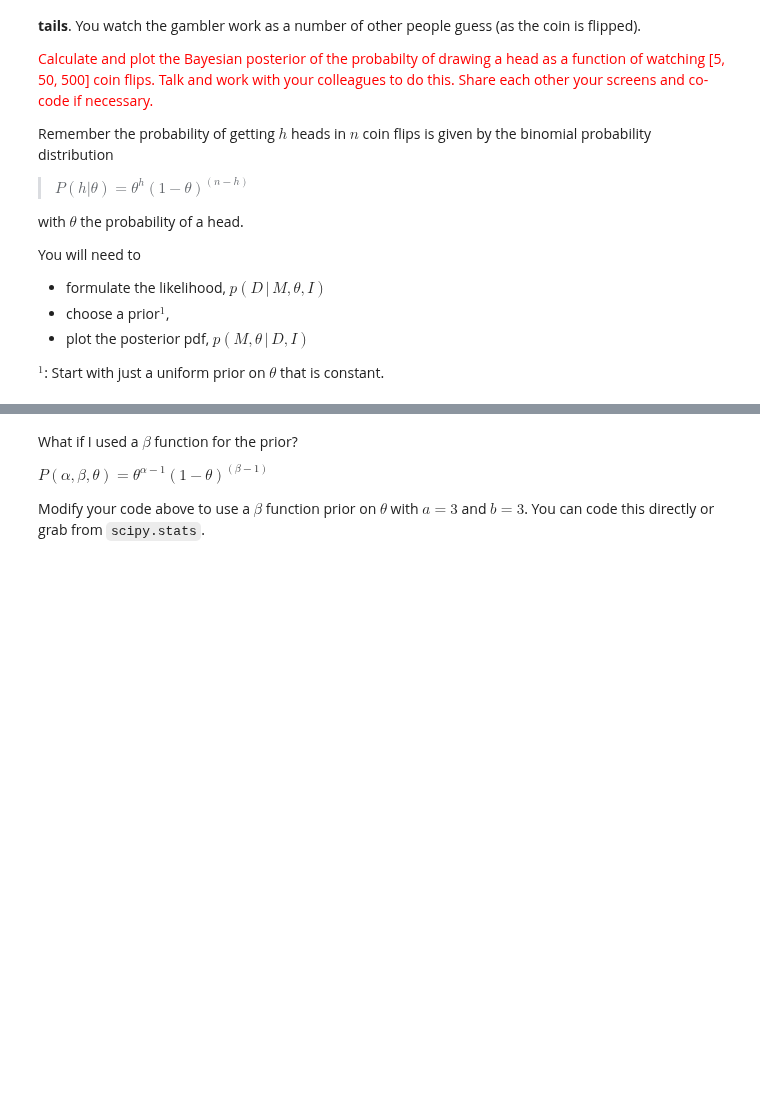
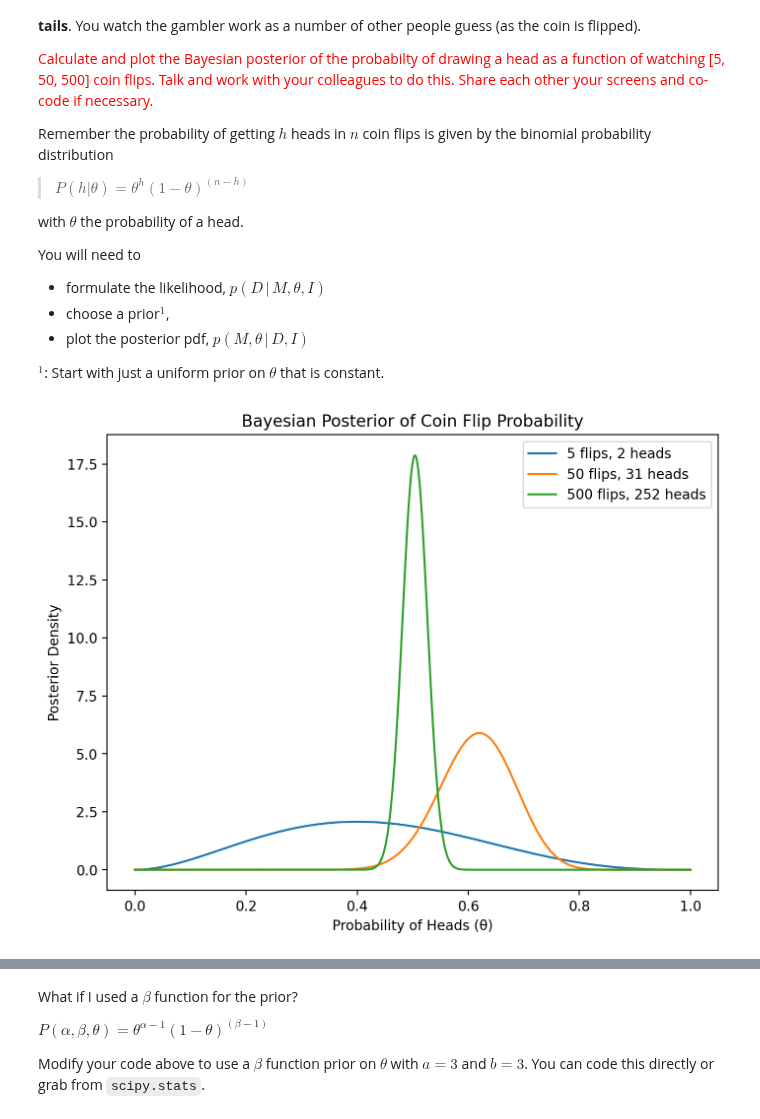
Before and after one commit to NihanPol/ASTR_3300_S2025, a Jupyter notebook: coursework/student_folders/kendra_jeanjacques/class_participation/Lecture_8_kendrajeanjacques.ipynb, the cells around one changed output, grey strips where cells are left out. Drawn from its saved outputs; the diff is of its cells as text; code cells hidden in the pictures; blank space fills up the shorter version.

```diff
--- a/coursework/student_folders/kendra_jeanjacques/class_participation/Lecture_8_kendrajeanjacques.ipynb
+++ b/coursework/student_folders/kendra_jeanjacques/class_participation/Lecture_8_kendrajeanjacques.ipynb
@@ -319,6 +321,47 @@ You will need to
 
 
  $^1$: Start with just a uniform prior on $\theta$ that is constant.
+# %%
+from scipy.stats import beta
+
+def plot_posterior(n_flips, n_heads, prior_alpha=1, prior_beta=1):
+
+    # Update the Beta distribution parameters using Bayes' rule
+    alpha_post = prior_alpha + n_heads
+    beta_post = prior_beta + (n_flips - n_heads)
+
+    # Create a range of theta values from 0 to 1
+    theta_values = np.linspace(0, 1, 1000)
+
+    # Compute the Beta posterior distribution
+    posterior_pdf = beta.pdf(theta_values, alpha_post, beta_post)
+
+    # Plot the posterior
+    plt.plot(theta_values, posterior_pdf, label=f"{n_flips} flips, {n_heads} heads")
+    plt.xlabel("Probability of Heads (θ)")
+    plt.ylabel("Posterior Density")
+    plt.title("Bayesian Posterior of Coin Flip Probability")
+    plt.legend()
+
+# Set random seed
+np.random.seed(42)
+
+# defines flip counts
+flip_counts = [5, 50, 500]
+
+# Simulate coin flips
+heads_counts = [np.random.binomial(n, 0.5) for n in flip_counts]
+
+# Create a plot to compare posteriors
+plt.figure(figsize=(8, 6))
+
+# Loop over different numbers of flips and plot the corresponding posteriors
+for flips, heads in zip(flip_counts, heads_counts):
+    plot_posterior(flips, heads)
+
+plt.show()
+# %% [output]
+[figure, added]
 # %%
 # Execute this cell for some data to use
 data = np.array([1, 1, 1, 0, 0, 1, 1, 1, 0, 1, 1, 1, 1, 1, 1, 1, 1, 0, 1, 0, 1, 1, 1,
```
Also changed, not shown: parts of 2 cells of this notebook, 1 other file.
